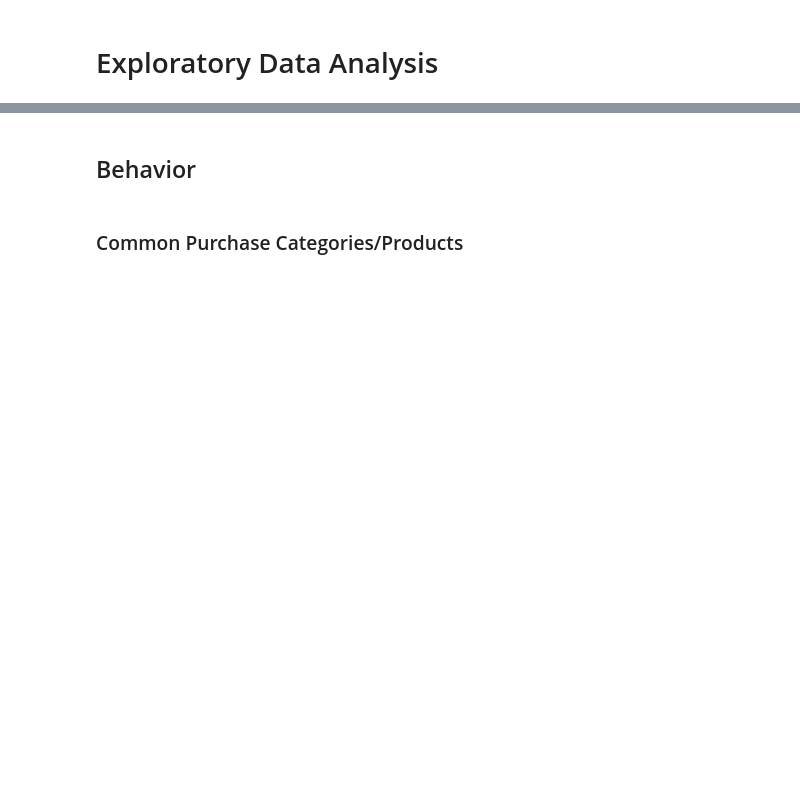
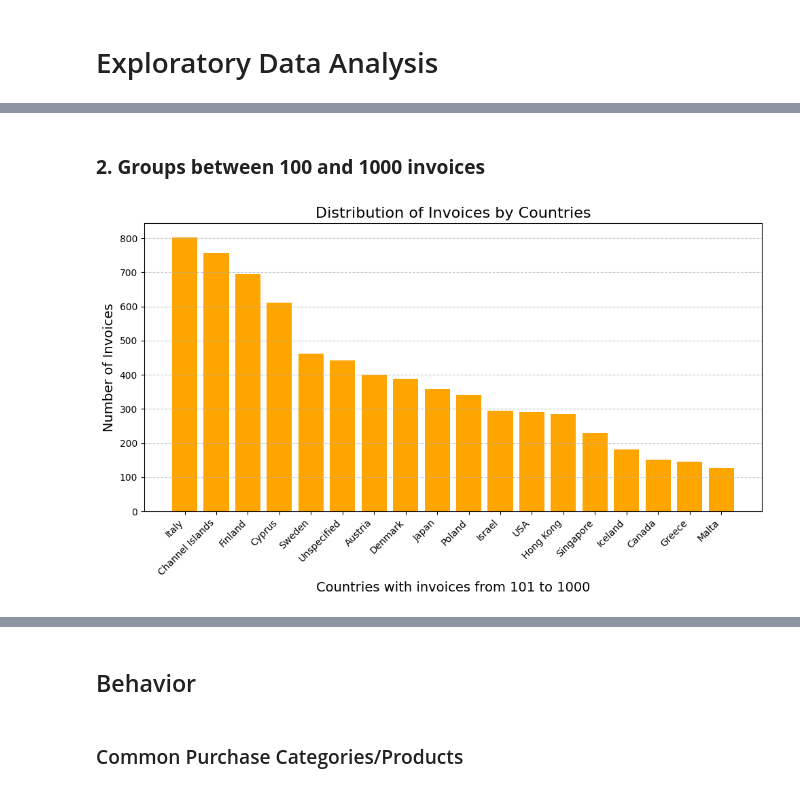
Before and after one commit to JoshuaPaul-lasisi/Customer_segmentation, a Jupyter notebook: Customer_segmentation.ipynb, the cells around one changed output, grey strips where cells are left out. Cells and saved outputs as stored; diff of their text form; code cells hidden in the pictures; blank space fills up the shorter version.

```diff
--- a/Customer_segmentation.ipynb
+++ b/Customer_segmentation.ipynb
@@ -297,0 +375,7 @@ We can look through the data to get necessary informartion for segmentation. Bas
+# %% [markdown]
+### **2. Groups between 100 and 1000 invoices**
+# %%
+# For countries with invoices from 101 to 1000
+plot_series_subset(country_counts, lower_limit=101, upper_limit=1000)
+# %% [output]
+[figure, added]
```
Also changed, not shown: parts of 13 cells of this notebook.
